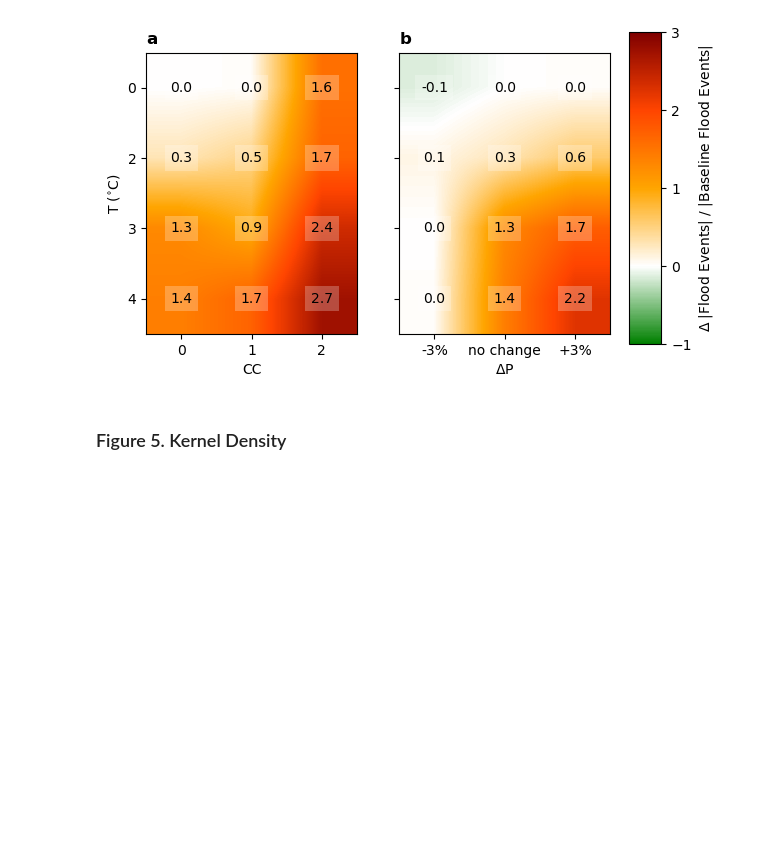
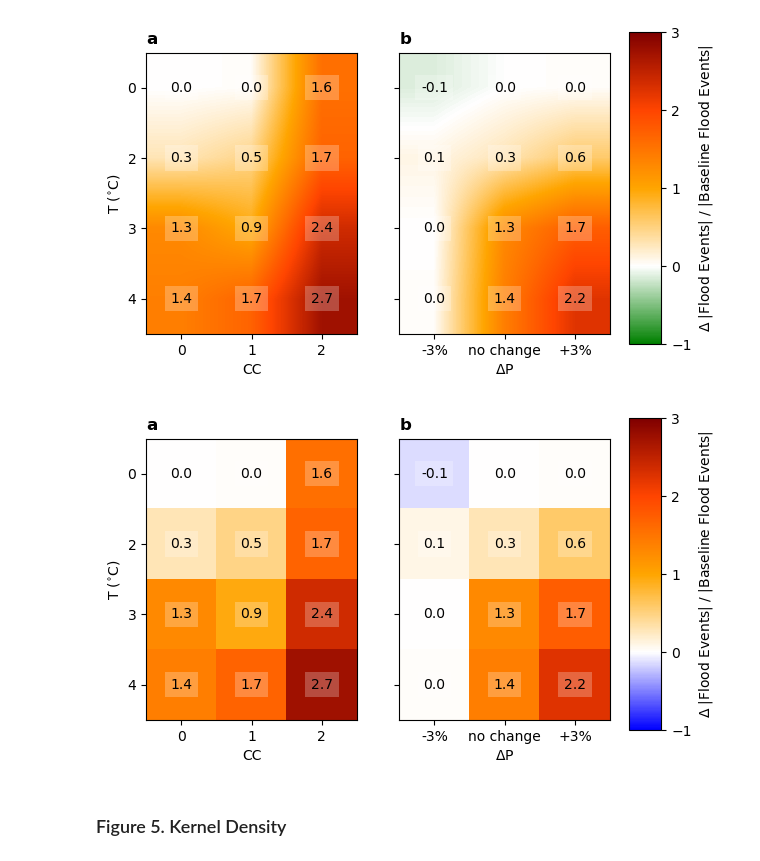
Before and after one commit to JohnRushKucharski/tuolumne_paper, a Jupyter notebook: analysis.ipynb, the cells around one changed output. Drawn from its saved outputs; the diff is of its cells as text; code cells hidden in the pictures; blank space fills up the shorter version.

```diff
--- a/analysis.ipynb
+++ b/analysis.ipynb
@@ -177,6 +234,35 @@ def figure_4(matrices: List[np.ndarray]):
 figure_4(flood_response_surface_matrices(df_flood))
 # %% [output]
 [figure]
+# %%
+def revised_figure_4(matrices: List[np.ndarray]):
+    fig, axs = plt.subplots(ncols=len(matrices), sharey=True)
+    colormap = LinearSegmentedColormap.from_list('', ['blue', 'white', 'orange', 'orangered', 'maroon'])
+    titles, xlabels, xticklabels = [r'$\bf{a}$', r'$\bf{b}$'], ['CC', r'$\Delta$P'], [['0', '1', '2'], ['-3%', 'no change', '+3%']]
+
+    for i in range(0, len(matrices)):
+        im = axs[i].imshow(matrices[i], cmap=colormap, vmin=-1, vmax=3) # , interpolation='bilinear'
+        for (y, x), label in np.ndenumerate(matrices[i]):
+            txt = axs[i].text(x, y, np.round(label, 1), ha='center', va='center')
+            txt.set_bbox(dict(facecolor='white', edgecolor='None', alpha=0.25))
+        axs[i].set_title(titles[i], loc='left')
+        if i == 0:
+            axs[i].set_ylabel(r'T ($^{\circ}$C)')
+        axs[i].set_yticks([0, 1, 2, 3])
+        axs[i].set_yticklabels(['0', '2', '3', '4'])
+        axs[i].set_xlabel(xlabels[i])
+        axs[i].set_xticks([0, 1, 2])
+        axs[i].set_xticklabels(xticklabels[i])
+
+    fig.subplots_adjust(right=0.85)
+    ax_cbar = fig.add_axes([0.88, 0.18, 0.05, 0.65])
+    cbar = plt.colorbar(im, cax=ax_cbar, label=r'$\Delta$ |Flood Events| / |Baseline Flood Events|')
+    cbar.set_ticks([-1.0, 0.0, 1, 2, 3])
+    plt.show()
+# %%
+revised_figure_4(flood_response_surface_matrices(df_flood))
+# %% [output]
+[figure, added]
 # %% [markdown]
 ### Figure 5. Kernel Density
 # %% [markdown]
```
Also changed, not shown: parts of 28 cells of this notebook, 2 other files.
